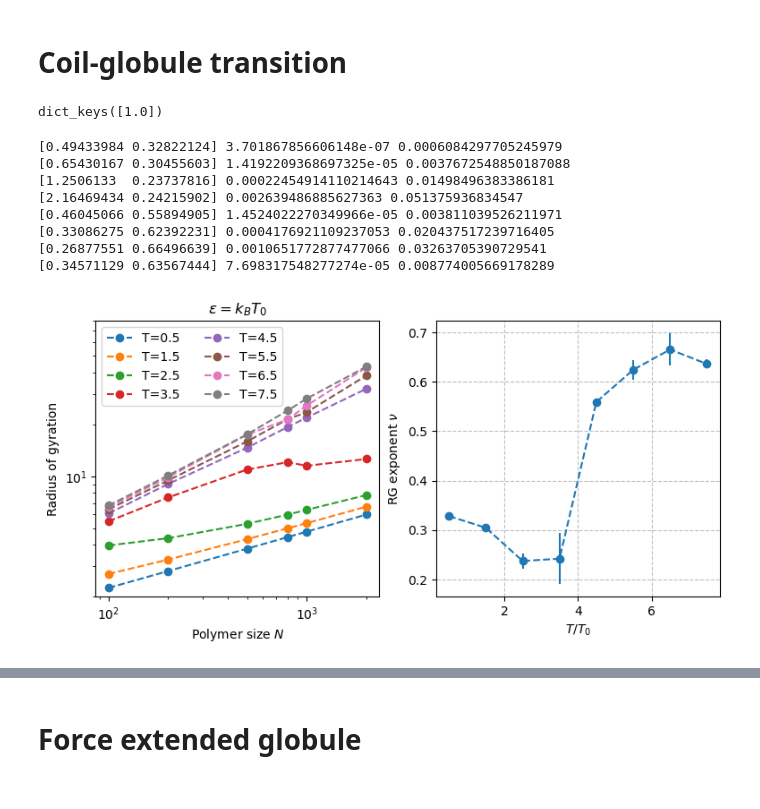
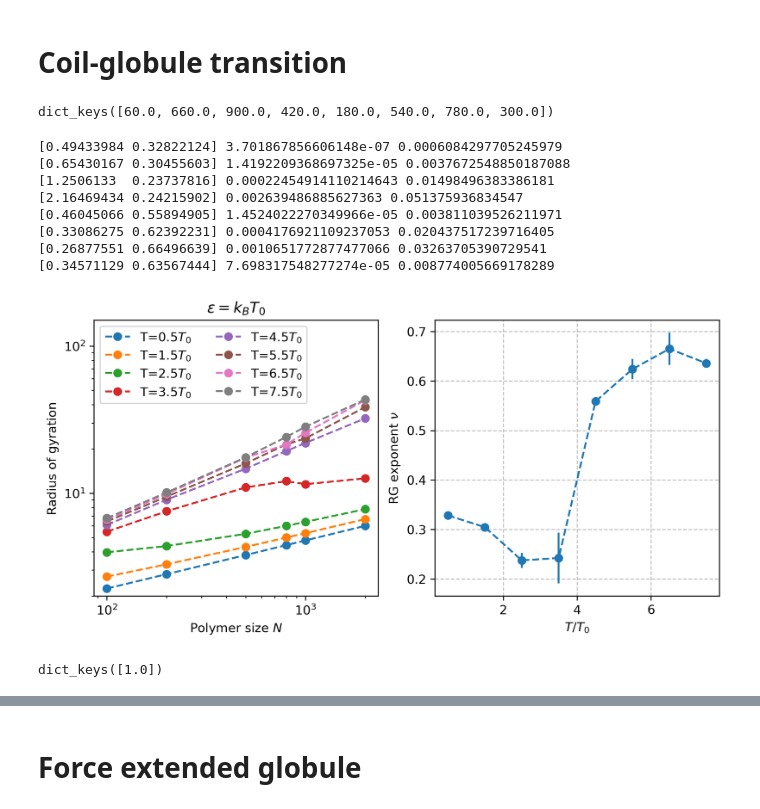
Before and after one commit to s-brahmachari/chromdyn, a Jupyter notebook: notebooks/Finzi_collab.ipynb, the cells around one changed output, grey strips where cells are left out. Saved outputs shown, nothing was run; the diff lists cells and outputs as text; code cells hidden in the pictures.

Commit message:
coil-globule scripts

```diff
--- a/notebooks/Finzi_collab.ipynb
+++ b/notebooks/Finzi_collab.ipynb
@@ -39,40 +39,72 @@ for val1 in os.listdir(path):
                 Rg[chi][temp][1].append(np.mean(rgval))
                 # print(chi, temp, N, np.mean(rgval))
 
-print(Rg.keys())
+print(Rg[1.0].keys())
 # %% [output]
-dict_keys([1.0])
+dict_keys([60.0, 660.0, 900.0, 420.0, 180.0, 540.0, 780.0, 300.0])
 # %%
 chi=1.0
 Nvals = np.logspace(1.5,3.5,10)
-fig, ax = plt.subplots(1,2, figsize=(9,4), dpi=100)
-nu=[[],[]]
+fig, ax = plt.subplots(1,2, figsize=(9,4), dpi=300)
+nu={0.0:[[],[]]}
 temp=[]
 for T in sorted(Rg[chi].keys()):
-    ax[0].loglog(np.array(Rg[chi][T])[0],np.array(Rg[chi][T])[1],'o--', label=f"T={T/120.0:.1f}")
+    ax[0].loglog(np.array(Rg[chi][T])[0],np.array(Rg[chi][T])[1],'o--', label=f"T={T/120.0:.1f}$T_0$")
     ax[0].set_title("$\\epsilon=k_BT_0$")
     popt,pcov = curve_fit(fit_fn,np.array(Rg[chi][T])[0],np.array(Rg[chi][T])[1])
     print(popt,pcov[1][1], np.sqrt(pcov[1,1]))
-    nu[0].append(popt[1])
-    nu[1].append(np.sqrt(pcov[1,1]))
+    nu[0.0][0].append(popt[1])
+    nu[0.0][1].append(np.sqrt(pcov[1,1]))
     temp.append(T)
 
 ax[0].legend(ncols=2)
-ax[0].set_ylim(2,80)
+ax[0].set_ylim(2,150)
 ax[0].set_ylabel("Radius of gyration")
 ax[0].set_xlabel("Polymer size $N$")
-ax[1].errorbar(np.array(temp)/120.0, nu[0], yerr=nu[1], fmt='o--')
+ax[1].errorbar(np.array(temp)/120.0, nu[0.0][0], yerr=nu[0.0][1], fmt='o--')
 ax[1].set_xlabel("$T/T_0$")
 ax[1].set_ylabel("RG exponent $\\nu$")
 ax[1].grid(alpha=0.8, which='both', ls='--')
 # ax[1].set_ylim(0.,1)
 # %% [output]
 [0.49433984 0.32822124] 3.701867856606148e-07 0.0006084297705245979
 [0.65430167 0.30455603] 1.4192209368697325e-05 0.0037672548850187088
 [1.2506133  0.23737816] 0.00022454914110214643 0.01498496383386181
 [2.16469434 0.24215902] 0.002639486885627363 0.051375936834547
 [0.46045066 0.55894905] 1.4524022270349966e-05 0.003811039526211971
 [0.33086275 0.62392231] 0.0004176921109237053 0.020437517239716405
 [0.26877551 0.66496639] 0.0010651772877477066 0.03263705390729541
 [0.34571129 0.63567444] 7.698317548277274e-05 0.008774005669178289
-[figure, old version]
+[figure, new version]
+# %%
+path="/work/cms16/sb95/SAW_stiff_coil_globule_k30.0"
+Rg={}
+for val1 in os.listdir(path):
+    if 'epsilon_' in val1:
+        chi = float(val1.split("epsilon_")[-1])
+        if chi not in list(Rg.keys()):
+                Rg[chi] = {}
+        for val2 in os.listdir(os.path.join(path, val1)):
+            temp = float(val2.split('temp_')[-1])
+            if temp not in list(Rg[chi].keys()):
+                    Rg[chi][temp] = [[],[]]
+
+            for val3 in sorted(os.listdir(os.path.join(path, val1, val2)), key=lambda x: float(x.split('N_')[-1])):
+                N = float(val3.split('N_')[-1])
+
+                rgval=[]
+                for val4 in os.listdir(os.path.join(path, val1, val2, val3)):
+                    if 'energy_report' in val4:
+                        # print(val1,val2,val3,val4)
+                        try:
+                            rg=np.loadtxt(os.path.join(path,val1, val2, val3, val4), skiprows=1, usecols=[2]).mean()
+                            if rg>800: continue
+                            rgval.append(rg)
+                        except(): pass
+                Rg[chi][temp][0].append(N)
+                Rg[chi][temp][1].append(np.mean(rgval))
+                # print(chi, temp, N, np.mean(rgval))
+
+print(Rg.keys())
+# %% [output]
+dict_keys([1.0])
```
Also changed, not shown: parts of 12 cells of this notebook, 9 other files.
